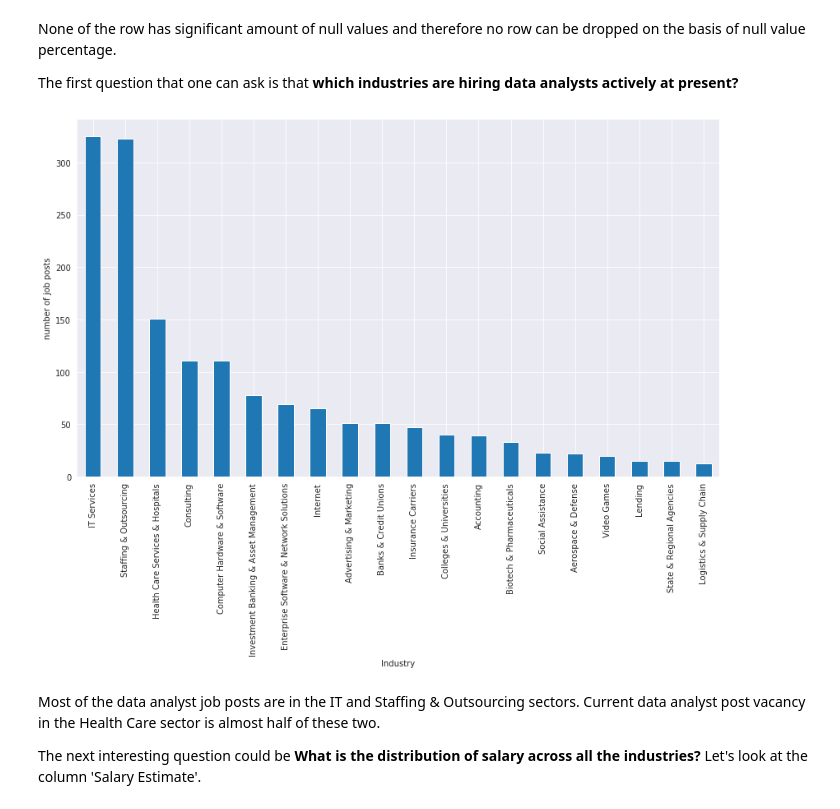
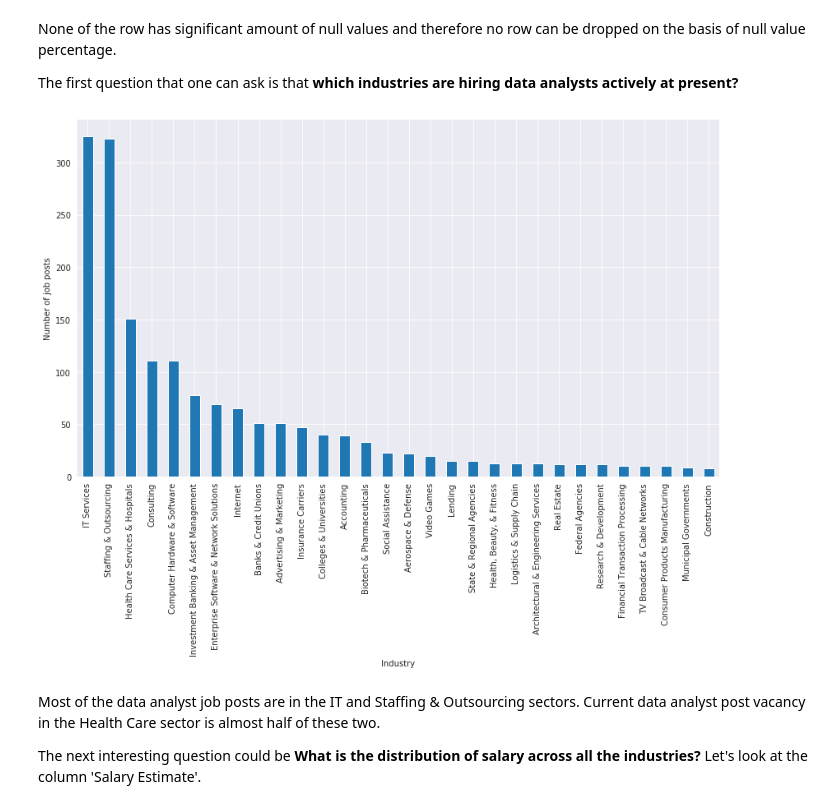
Before and after one commit to nabanitarimpi/Job-post-analysis, a Jupyter notebook: job_posting.ipynb, the cells around one changed output. Drawn from its saved outputs; the diff is of its cells as text; code cells hidden in the pictures.

```diff
--- a/job_posting.ipynb
+++ b/job_posting.ipynb
@@ -189,11 +170,12 @@ None of the row has significant amount of null values and therefore no row can b
 
 The first question that one can ask is that **which industries are hiring data analysts actively at present?**
 # %%
-df['Industry'].value_counts()[:20].plot(kind='bar', figsize=(14,8))
+# top 30 industries hiring data analysts
+df['Industry'].value_counts()[:30].plot(kind='bar', figsize=(14,8))
 plt.xlabel("Industry")
-plt.ylabel("number of job posts");
+plt.ylabel("Number of job posts");
 # %% [output]
-[figure, old version]
+[figure, new version]
 # %% [markdown]
 Most of the data analyst job posts are in the IT and Staffing & Outsourcing sectors. Current data analyst post vacancy in the Health Care sector is almost half of these two.
 
```
Also changed, not shown: parts of 51 cells of this notebook, 1 other file.
